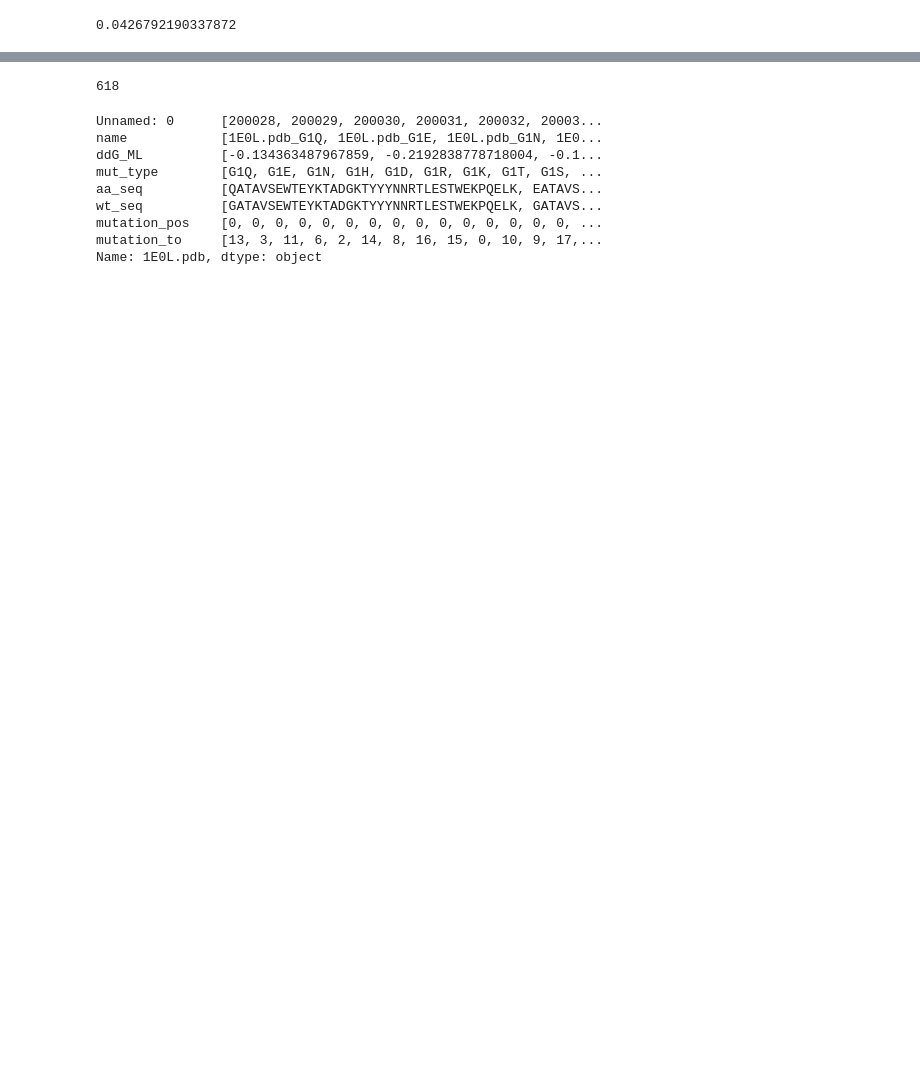
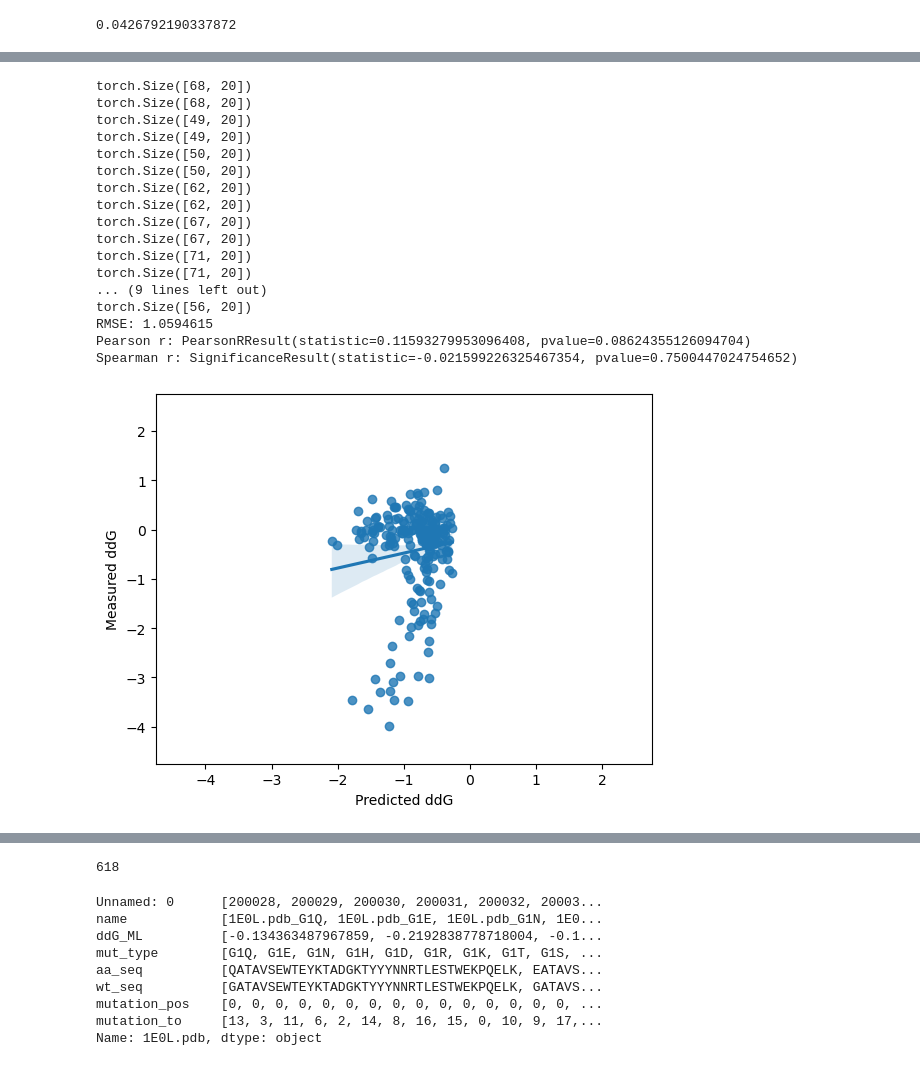
Before and after one commit to Timbaleek/ProteinStabilityNN, a Jupyter notebook: getLocalAminoacids (copy).ipynb, the cells around one changed output, grey strips where cells are left out. Drawn from its saved outputs; the diff is of its cells as text; code cells hidden in the pictures; blank space fills up the shorter version.

```diff
--- a/getLocalAminoacids (copy).ipynb
+++ b/getLocalAminoacids (copy).ipynb
@@ -102,7 +102,7 @@ dataset_train.df["wt_seq"][0][0]
 import numpy as np
 from Bio.Data.IUPACData import protein_letters_3to1
 
-def getNClosestAAs(chain, index, nClosestAAs = 10, maxRadius = 20.0):
+def getNClosestAAs(chain, index, nClosestAAs = 10, maxRadius = 150.0):
     #distance matix
     # Create a list of all atoms in the structure
     atoms = [atom for atom in chain.get_atoms()]
@@ -376,7 +378,7 @@ class SequenceData(Dataset):
                     continue
 
                 mut_row = self.df.loc[wt_name]
-                tensorFromProtein = getTensorFromProtein(wt_name, mut_row["wt_seq"][0], mut_row["mut_type"], nClosestAAs=10)
+                tensorFromProtein = getTensorFromProtein(wt_name, mut_row["wt_seq"][0], mut_row["mut_type"], nClosestAAs=20)
                 if tensorFromProtein == None:
                     ignoreList.append(wt_name[:4])
                     continue
@@ -396,7 +398,7 @@ class SequenceData(Dataset):
 
     def __getitem__(self, idx): #one batch = one protein
 
-        wt_name =
+        """wt_name =
 
         target = torch.tensor(self.df[label_col].values)[idx]
         mutPos = torch.tensor(self.df["mutation_pos"].values)[idx]
@@ -407,7 +409,7 @@ class SequenceData(Dataset):
         sequence = seqTensor.squeeze(1)
 
 
-        return {"sequence": sequence, "labels": target}
+        return {"sequence": sequence, "labels": target}"""
 
         # get the wild type name
         wt_name = self.wt_names[idx]
@@ -536,11 +522,11 @@ class linModel(nn.Module):
 
         # Output shape = length * 20*5*20
         # Input shape = length * 20*5*20
-        self.fc1 = nn.Linear(inputSize[1]*inputSize[2], 80)
+        self.fc1 = nn.Linear(inputSize[1]*inputSize[2], 200)
 
         self.fc2 = nn.Linear(inputSize[1]*inputSize[2], 300)
 
-        self.fc3 = nn.Linear(80, 20)
+        self.fc3 = nn.Linear(200, 20)
 
 
         #self.conv2 = nn.Conv1d(1, s1, kernel_size= 30, padding= 0)
@@ -688,31 +703,53 @@ LOCAL_RANK: 0 - CUDA_VISIBLE_DEVICES: [0]
 # %%
 preds =[]
 all_y = []
 # save all predictions
-for batch in dataloader_val:
+for batch in dataloader_test:
     # adjust this to work with your model
     x = batch["sequence"][0]
     y = batch["labels"][0]
     y_hat = cnn_model(x)
 
     preds.append(y_hat.detach().numpy()[1])
     all_y.append(y.squeeze().detach().numpy()[1])
     print(y.squeeze().shape)
 
     print(y_hat.shape)
 
 # concatenate and plot
 preds = np.concatenate(preds)
 all_y = np.concatenate(all_y)
 
 sns.regplot(x=preds,y=all_y)
 plt.xlabel("Predicted ddG")
 plt.ylabel("Measured ddG")
+plt.xlim(-4.75, 2.75)
+
+plt.ylim(-4.75, 2.75)
 
 # get RMSE, Pearson and Spearman correlation
 print("RMSE:", skmetrics.mean_squared_error(all_y, preds, squared = False))
 print("Pearson r:", scipy.stats.pearsonr(preds, all_y))
 print("Spearman r:", scipy.stats.spearmanr(preds, all_y))
+# %% [output]
+torch.Size([68, 20])
+torch.Size([68, 20])
+torch.Size([49, 20])
+torch.Size([49, 20])
+torch.Size([50, 20])
+torch.Size([50, 20])
+torch.Size([62, 20])
+torch.Size([62, 20])
+torch.Size([67, 20])
+torch.Size([67, 20])
+torch.Size([71, 20])
+torch.Size([71, 20])
+... (9 lines left out)
+torch.Size([56, 20])
+RMSE: 1.0594615
+Pearson r: PearsonRResult(statistic=0.11593279953096408, pvalue=0.08624355126094704)
+Spearman r: SignificanceResult(statistic=-0.021599226325467354, pvalue=0.7500447024754652)
+[figure, added]
 # %%
 %reload_ext tensorboard
 %tensorboard --logdir=lightning_logs/
```
Also changed, not shown: parts of 7 cells of this notebook, 2 other files.
